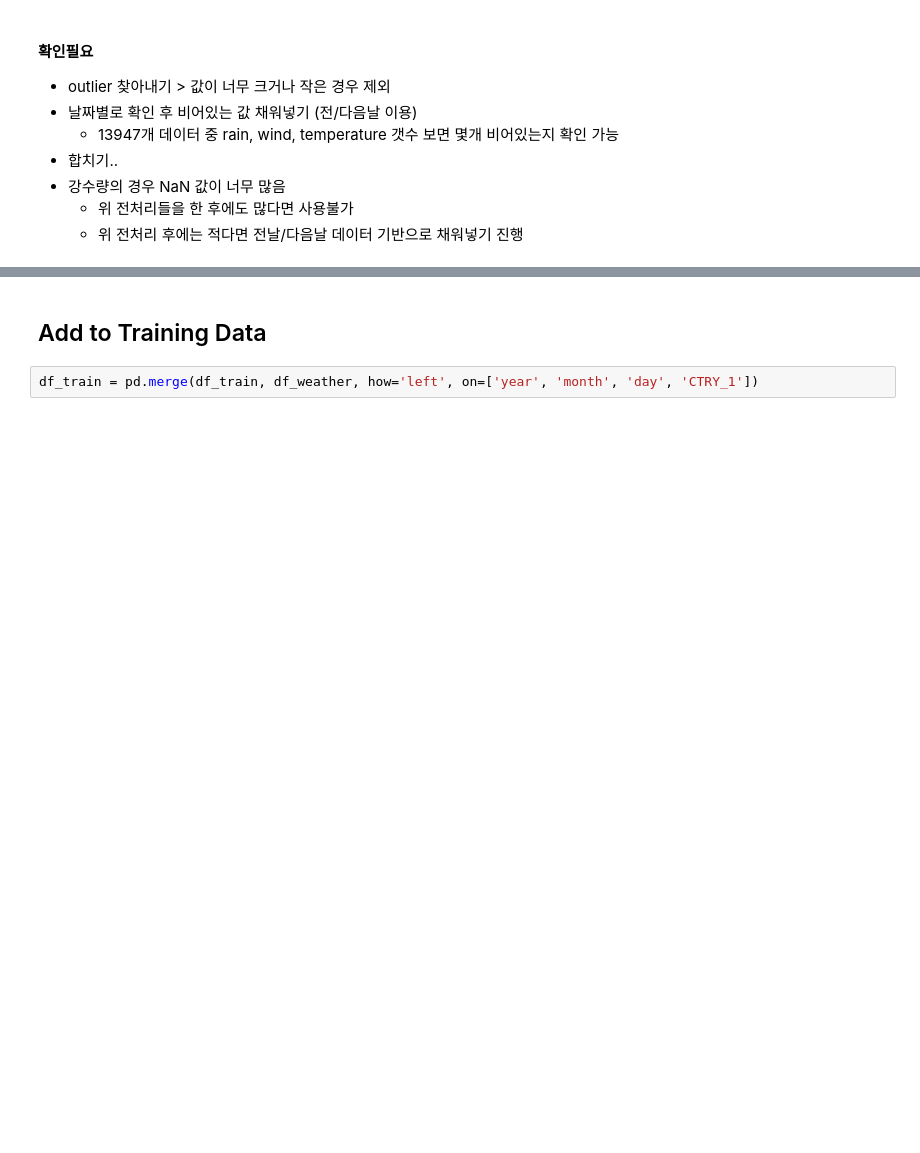
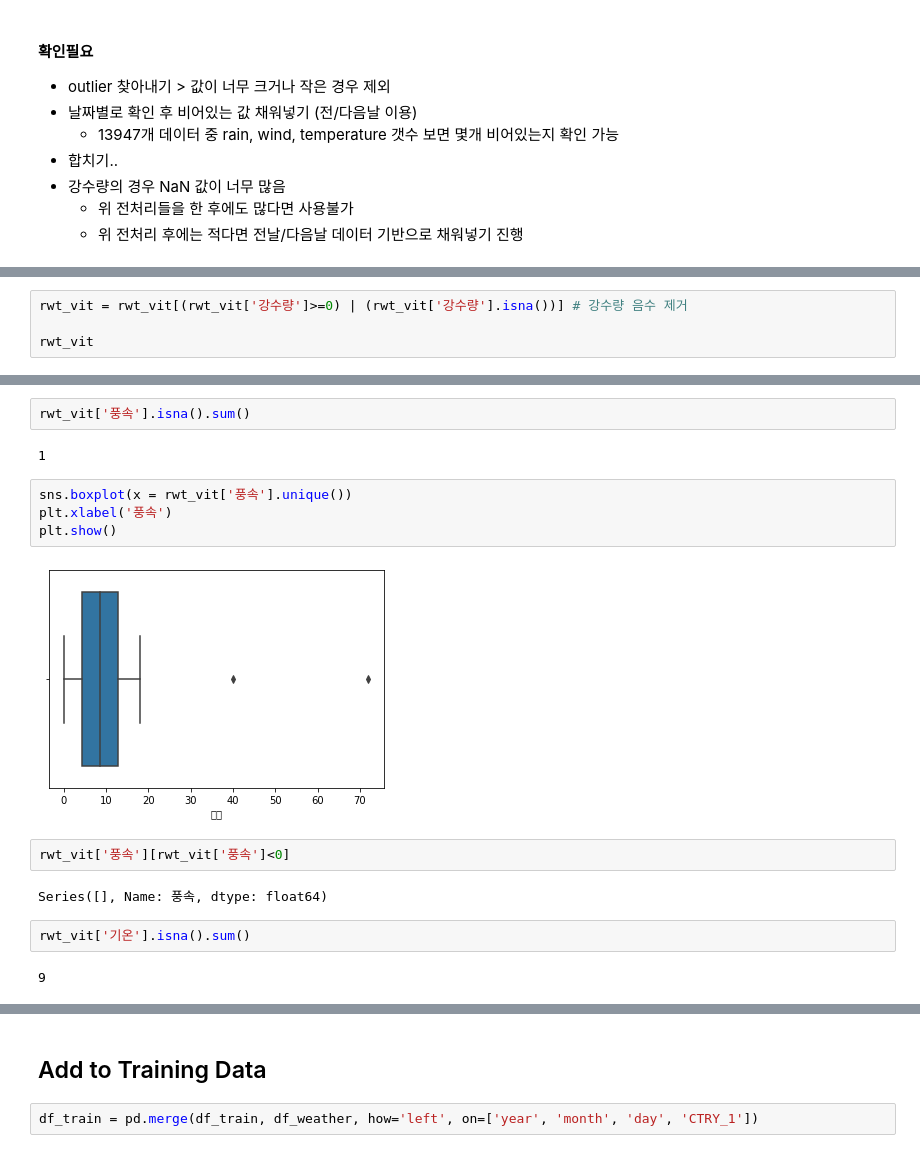
Before and after one commit to Yeony54/Project_Seafood_Import_Price_Prediction, a Jupyter notebook: Final_Preprocessing.ipynb, the cells around one changed output, grey strips where cells are left out. Cells and saved outputs as stored; diff of their text form; blank space fills up the shorter version.

```diff
--- a/Final_Preprocessing.ipynb
+++ b/Final_Preprocessing.ipynb
@@ -148,0 +288,4 @@ df_weather.describe()
+# %%
+rwt_vit = rwt_vit[(rwt_vit['강수량']>=0) | (rwt_vit['강수량'].isna())] # 강수량 음수 제거
+
+rwt_vit
@@ -148,0 +306,18 @@ df_weather.describe()
+# %%
+rwt_vit['풍속'].isna().sum()
+# %% [output]
+1
+# %%
+sns.boxplot(x = rwt_vit['풍속'].unique())
+plt.xlabel('풍속')
+plt.show()
+# %% [output]
+[figure, added]
+# %%
+rwt_vit['풍속'][rwt_vit['풍속']<0]
+# %% [output]
+Series([], Name: 풍속, dtype: float64)
+# %%
+rwt_vit['기온'].isna().sum()
+# %% [output]
+9
```
Also changed, not shown: parts of 51 cells of this notebook.
